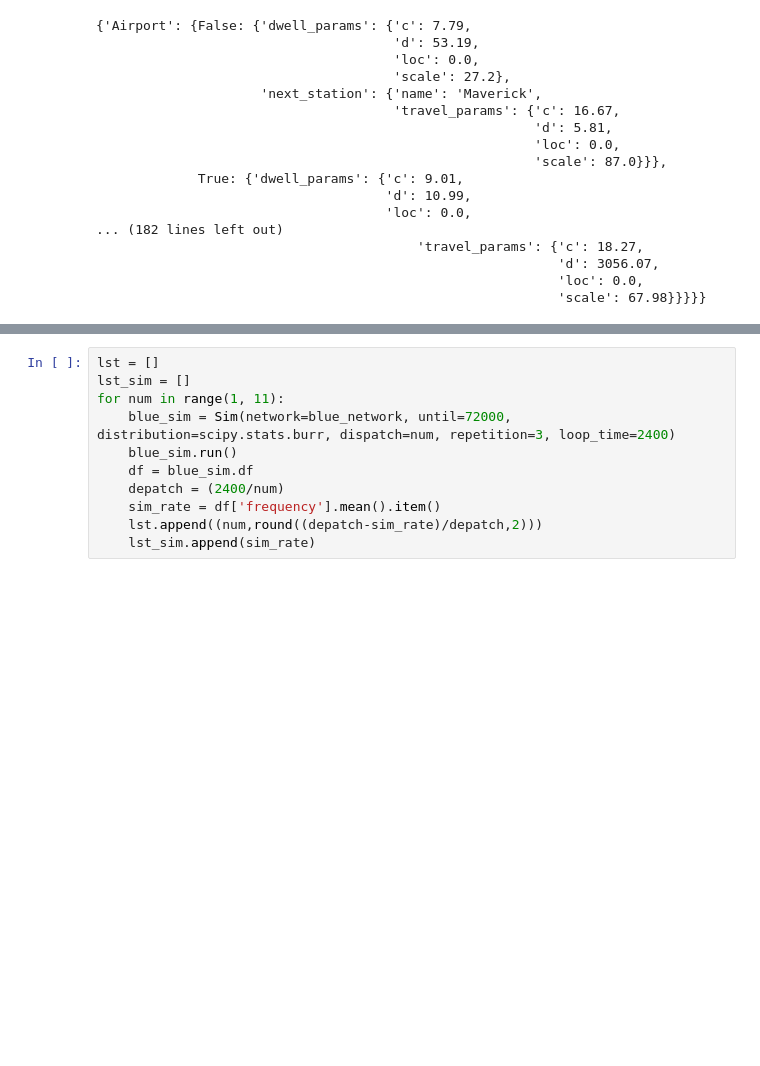
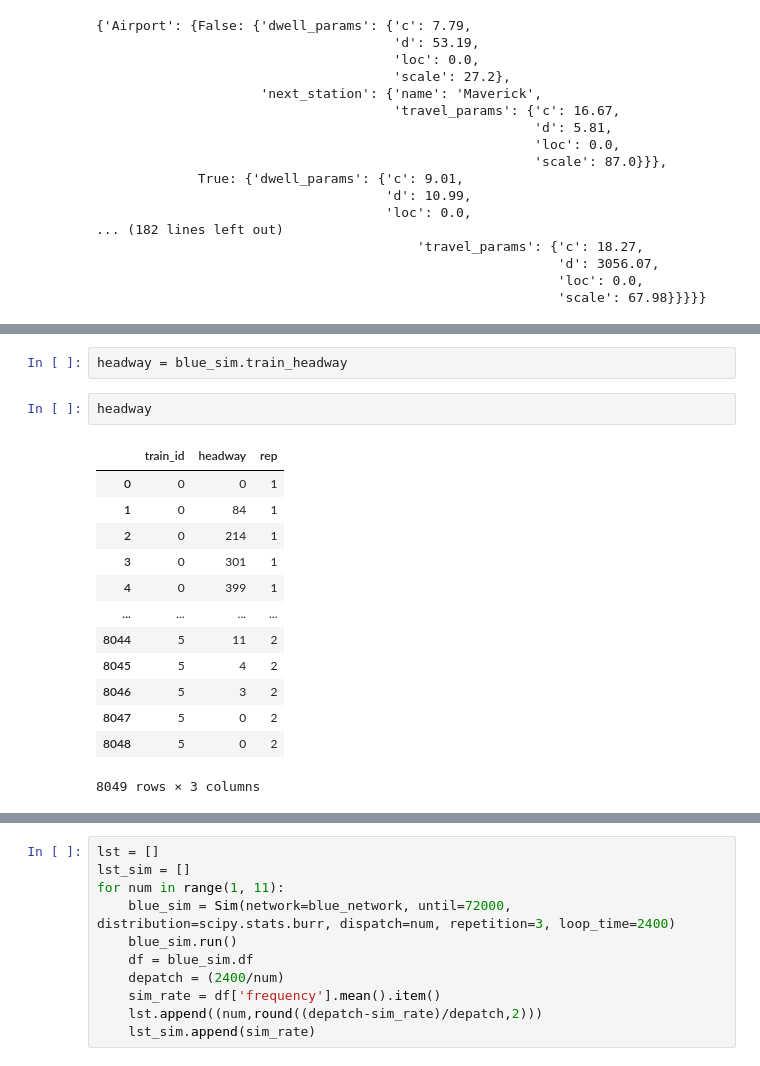
Before and after one commit to peppy-senpai/MBTA, a Jupyter notebook: code/blue_line_sim.ipynb, the cells around one changed output, grey strips where cells are left out. Cells and saved outputs as stored; diff of their text form; blank space fills up the shorter version.

```diff
--- a/code/blue_line_sim.ipynb
+++ b/code/blue_line_sim.ipynb
@@ -224,0 +298,18 @@ df
+# %%
+headway = blue_sim.train_headway
+# %%
+headway
+# %% [output]
+|  | train_id | headway | rep |
+| 0 | 0 | 0 | 1 |
+| 1 | 0 | 84 | 1 |
+| 2 | 0 | 214 | 1 |
+| 3 | 0 | 301 | 1 |
+| 4 | 0 | 399 | 1 |
+| ... | ... | ... | ... |
+| 8044 | 5 | 11 | 2 |
+| 8045 | 5 | 4 | 2 |
+| 8046 | 5 | 3 | 2 |
+| 8047 | 5 | 0 | 2 |
+| 8048 | 5 | 0 | 2 |
+8049 rows × 3 columns
```
Also changed, not shown: parts of 10 cells of this notebook, 1 other file.
